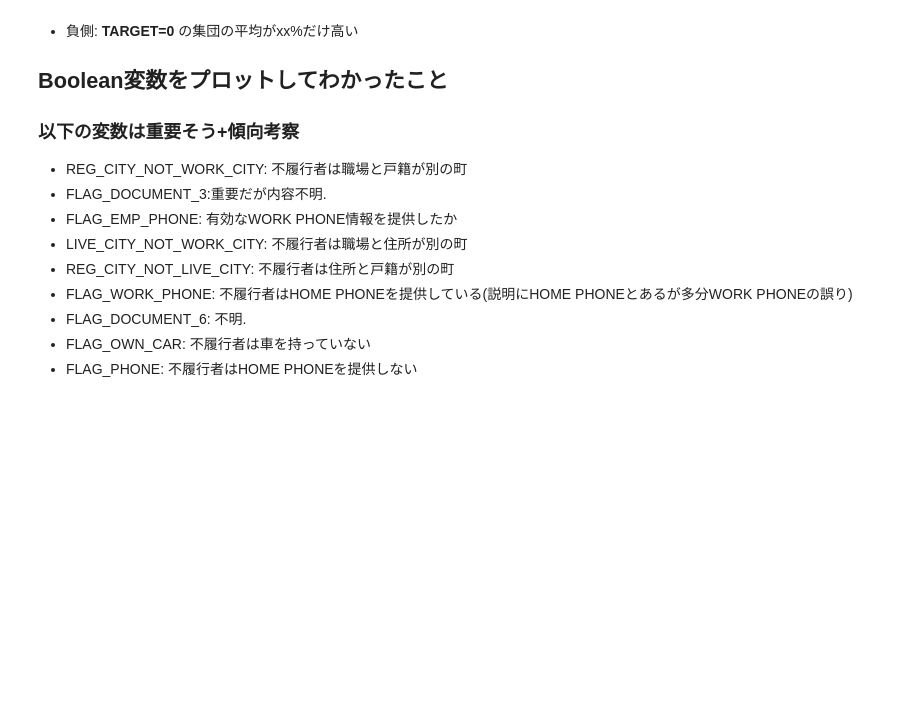
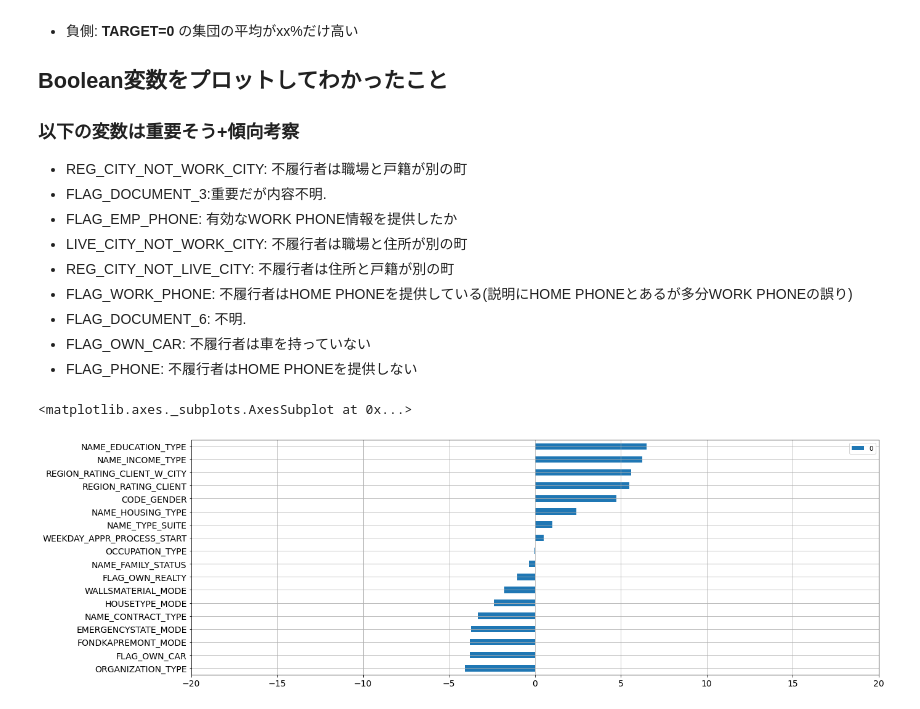
Before and after one commit to tutty1992/docker-titech, a Jupyter notebook: 210123_Kaggle_Home_Credit_Default_Risk_データ分析1.ipynb, the cells around one changed output. Saved outputs shown, nothing was run; the diff lists cells and outputs as text; code cells hidden in the pictures; blank space fills up the shorter version.

```diff
--- a/210123_Kaggle_Home_Credit_Default_Risk_データ分析1.ipynb
+++ b/210123_Kaggle_Home_Credit_Default_Risk_データ分析1.ipynb
@@ -148,3 +177,16 @@ REG_CITY_NOT_WORK_CITY       7.883082
   - FLAG_DOCUMENT_6: 不明.
   - FLAG_OWN_CAR: 不履行者は車を持っていない
   - FLAG_PHONE: 不履行者はHOME PHONEを提供しない
+# %%
+df_CT = pd.DataFrame()
+
+#Boolean型の変数についてdf_BLに平均値の差分[%]を集約.
+for c in CT_list:
+    s_tmp = pd.Series(data_mean[c], name = c)
+    df_CT = df_CT.append(s_tmp)
+
+df_CT.sort_values(ascending=True,by = 0).plot.barh(figsize=(20,7),xlim=(-20,20), grid=True, fontsize=14)
+print(df_CT.sort_values(ascending=True,by = 0))
+# %% [output]
+<matplotlib.axes._subplots.AxesSubplot at 0x...>
+[figure, added]
```
Also changed, not shown: parts of 8 cells of this notebook.
